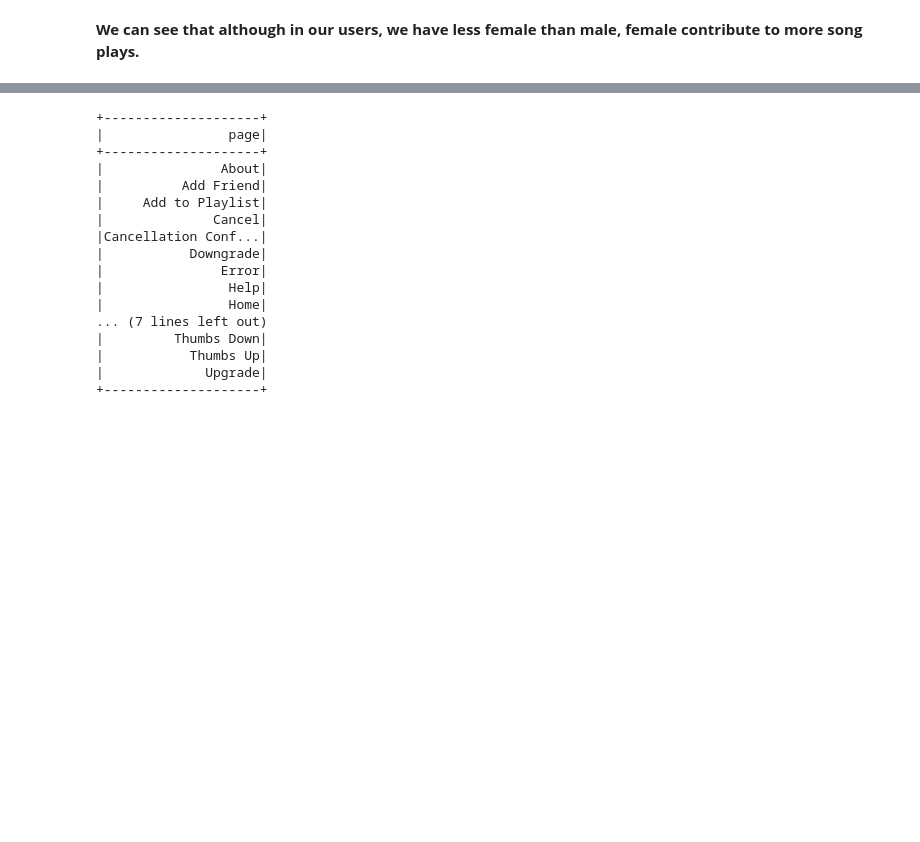
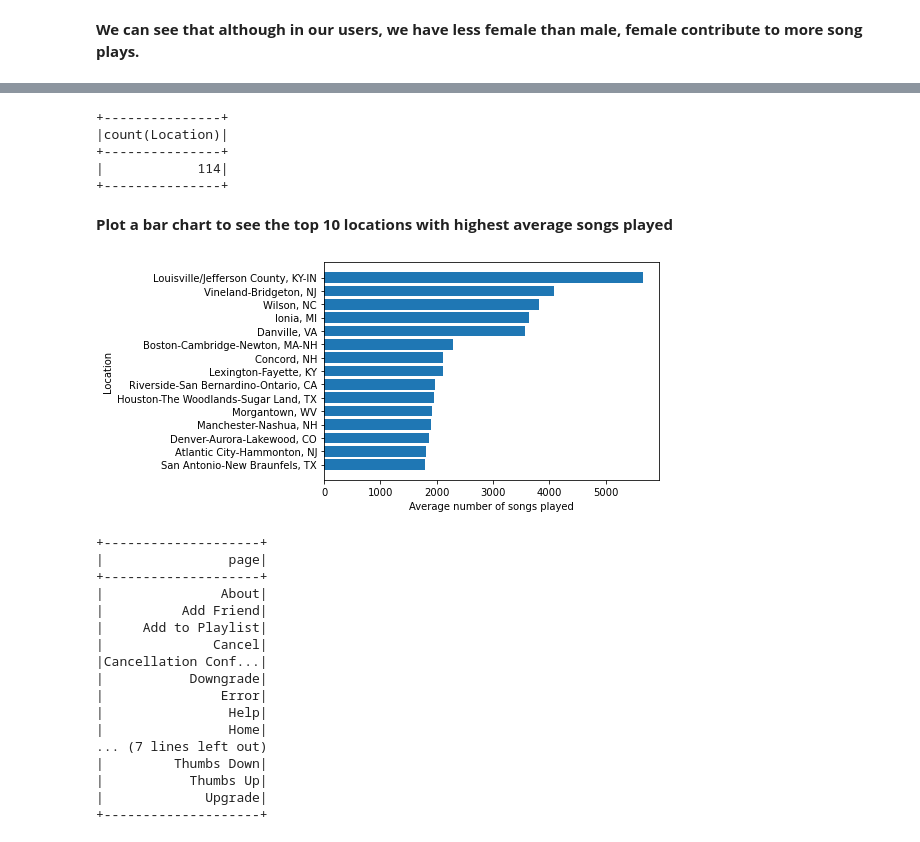
Before and after one commit to sf2705/Spark-Project, a Jupyter notebook: Sparkify.ipynb, the cells around one changed output, grey strips where cells are left out. Cells and saved outputs as stored; diff of their text form; code cells hidden in the pictures; blank space fills up the shorter version.

```diff
--- a/Sparkify.ipynb
+++ b/Sparkify.ipynb
@@ -198,0 +279,12 @@ user_by_gender.show()
+# %%
+user_location_songs = songs_by_location.join(user_by_location, on=['location'], how='left_outer')
+user_location_songs = user_location_songs.withColumn('Average_Play', avg_play('count', 'count(userId)')).sort(col('Average_Play').cast('float').desc())
+user_location_songs.select('location').dropDuplicates().agg(countDistinct('Location')).show()
+# %% [output]
++---------------+
+|count(Location)|
++---------------+
+|            114|
++---------------+
+# %% [markdown]
+**Plot a bar chart to see the top 10 locations with highest average songs played**
@@ -199,3 +294,10 @@ user_by_gender.show()
+# %%
+user_location_songs_df_sub = user_location_songs_df.head(15).sort_values('Average_Play')
+plt.barh(user_location_songs_df_sub['location'], user_location_songs_df_sub['Average_Play'])
+plt.ylabel("Location")
+plt.xlabel("Average number of songs played");
+# %% [output]
+[figure, added]
 # %%
 ## all kinds of pages
 event_data_valid.select("page").dropDuplicates().sort("page").show()
```
Also changed, not shown: parts of 41 cells of this notebook.
